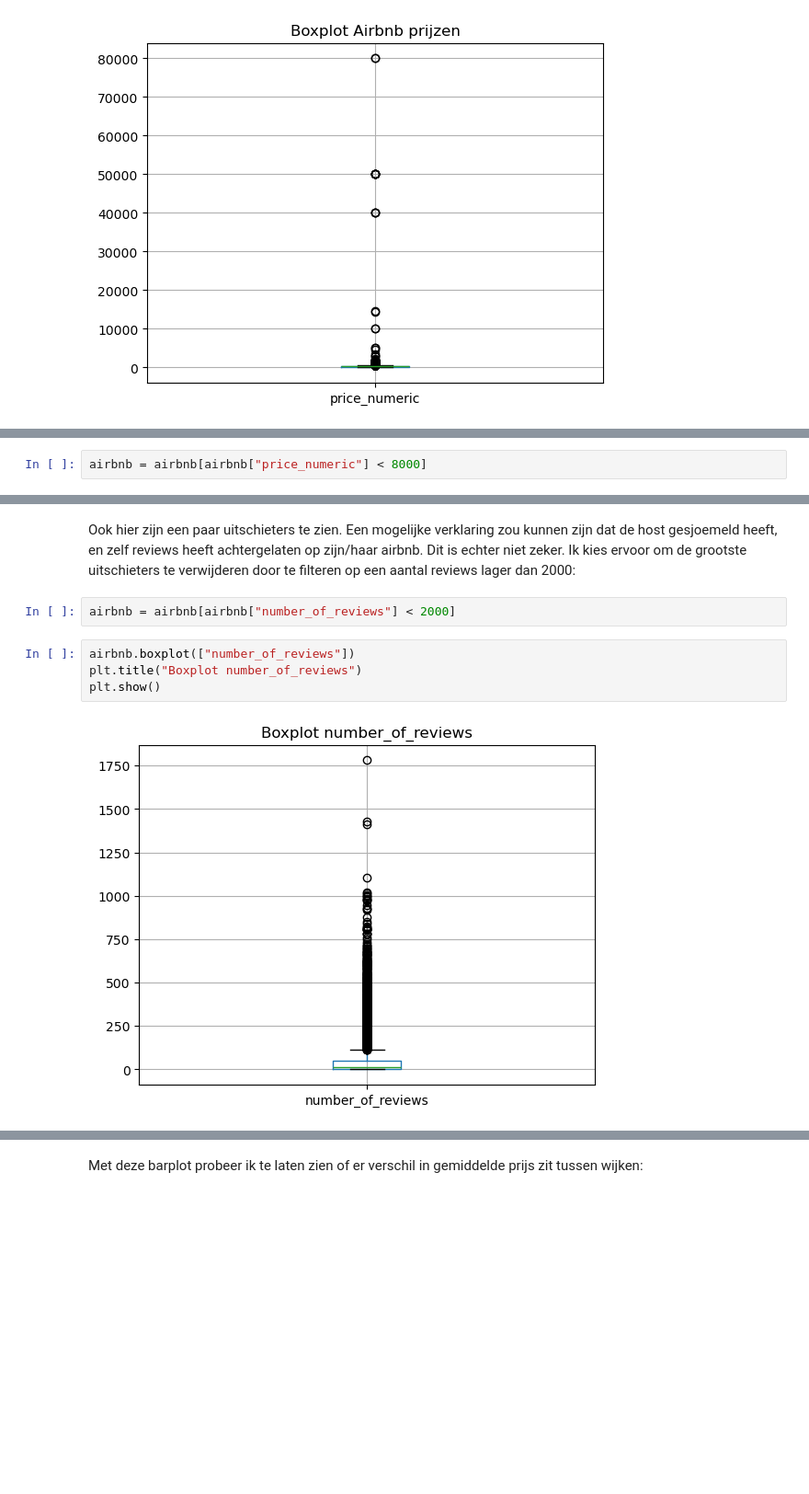
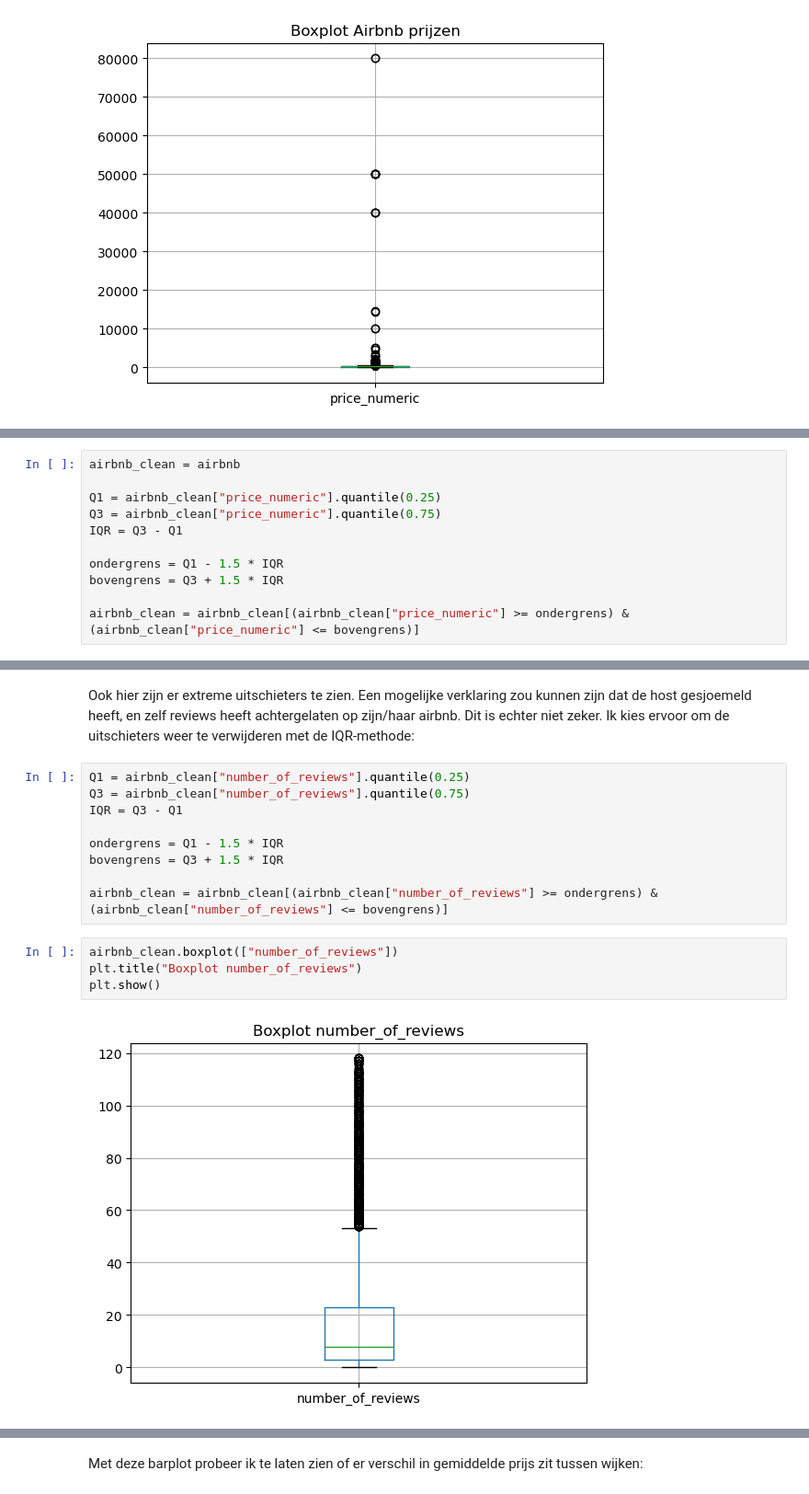
Before and after one commit to GitMathijs/S3_AI_lesmateriaal, a Jupyter notebook: Data/airbnb-opdracht.ipynb, the cells around one changed output, grey strips where cells are left out. Shown at 92% size. Cells and saved outputs as stored; diff of their text form; blank space fills up the shorter version.

```diff
--- a/Data/airbnb-opdracht.ipynb
+++ b/Data/airbnb-opdracht.ipynb
@@ -160,3 +168,12 @@ Zoals te zien is, zijn er een paar extreme uitschieters die de data vertekenen.
 # %%
-airbnb = airbnb[airbnb["price_numeric"] < 8000]
+airbnb_clean = airbnb
+
+Q1 = airbnb_clean["price_numeric"].quantile(0.25)
+Q3 = airbnb_clean["price_numeric"].quantile(0.75)
+IQR = Q3 - Q1
+
+ondergrens = Q1 - 1.5 * IQR
+bovengrens = Q3 + 1.5 * IQR
+
+airbnb_clean = airbnb_clean[(airbnb_clean["price_numeric"] >= ondergrens) & (airbnb_clean["price_numeric"] <= bovengrens)]
 # %%
@@ -178,11 +193,18 @@ plt.show()
 # %% [markdown]
-Ook hier zijn een paar uitschieters te zien. Een mogelijke verklaring zou kunnen zijn dat de host gesjoemeld heeft, en zelf reviews heeft achtergelaten op zijn/haar airbnb. Dit is echter niet zeker. Ik kies ervoor om de grootste uitschieters te verwijderen door te filteren op een aantal reviews lager dan 2000:
+Ook hier zijn er extreme uitschieters te zien. Een mogelijke verklaring zou kunnen zijn dat de host gesjoemeld heeft, en zelf reviews heeft achtergelaten op zijn/haar airbnb. Dit is echter niet zeker. Ik kies ervoor om de uitschieters weer te verwijderen met de IQR-methode:
 # %%
-airbnb = airbnb[airbnb["number_of_reviews"] < 2000]
+Q1 = airbnb_clean["number_of_reviews"].quantile(0.25)
+Q3 = airbnb_clean["number_of_reviews"].quantile(0.75)
+IQR = Q3 - Q1
+
+ondergrens = Q1 - 1.5 * IQR
+bovengrens = Q3 + 1.5 * IQR
+
+airbnb_clean = airbnb_clean[(airbnb_clean["number_of_reviews"] >= ondergrens) & (airbnb_clean["number_of_reviews"] <= bovengrens)]
 # %%
-airbnb.boxplot(["number_of_reviews"])
+airbnb_clean.boxplot(["number_of_reviews"])
 plt.title("Boxplot number_of_reviews")
 plt.show()
 # %% [output]
-[figure, old version]
+[figure, new version]
 # %% [markdown]
```
Also changed, not shown: parts of 15 cells of this notebook.
